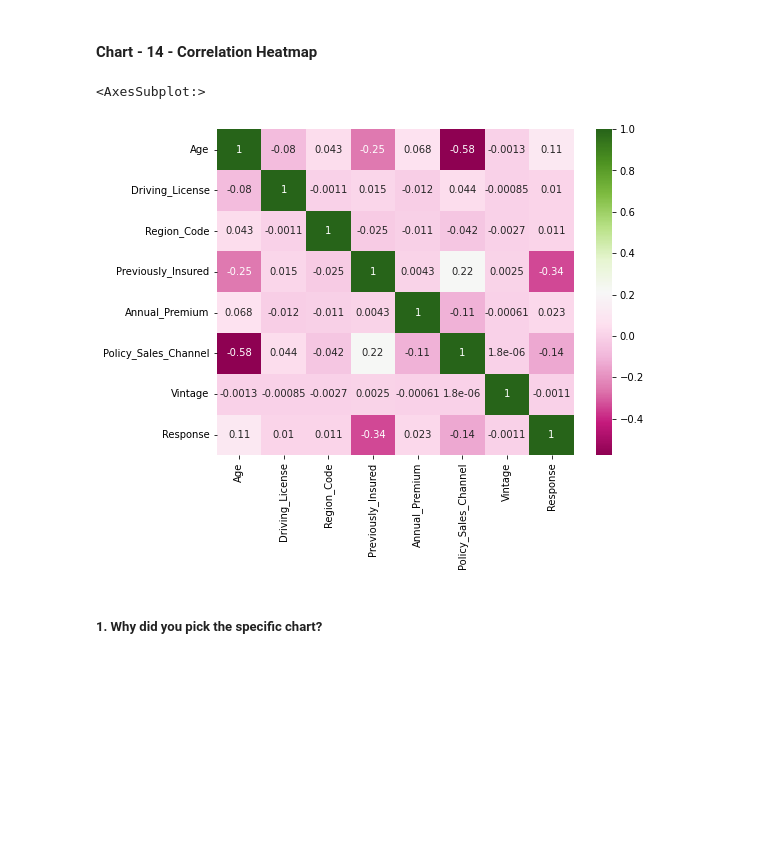
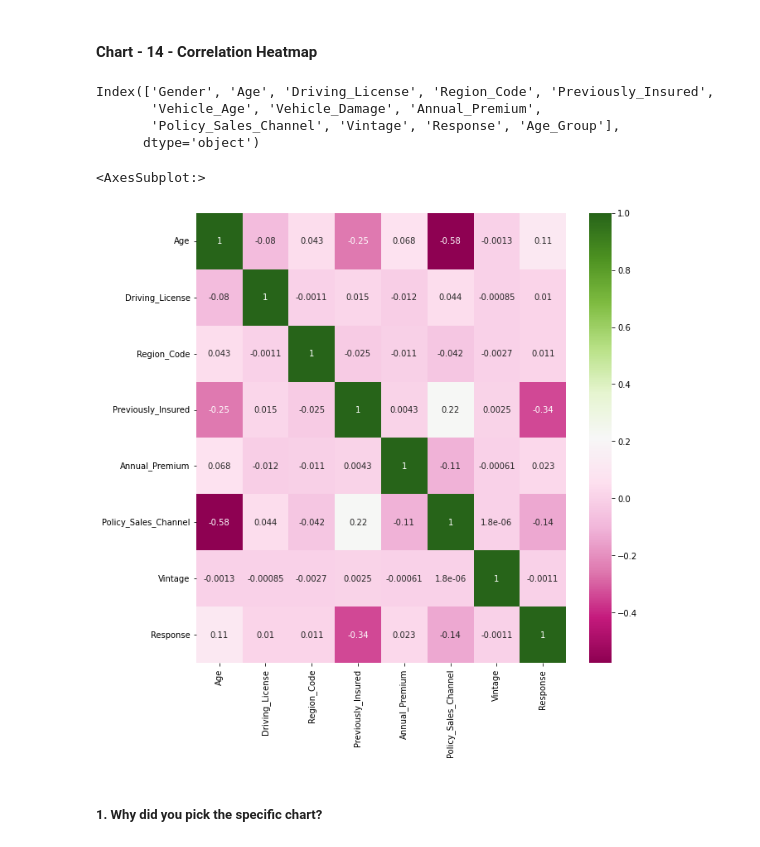
Before and after one commit to Asif-Ansari-bbl/HEALTH-INSURENCE-CROSS-SELL-PREDICTION, a Jupyter notebook: HEALTH_INSURANCE_GROSS_SELL_PREDICTION.ipynb, the cells around one changed output. Saved outputs shown, nothing was run; the diff lists cells and outputs as text; code cells hidden in the pictures; blank space fills up the shorter version.

```diff
--- a/HEALTH_INSURANCE_GROSS_SELL_PREDICTION.ipynb
+++ b/HEALTH_INSURANCE_GROSS_SELL_PREDICTION.ipynb
@@ -860,11 +835,18 @@ Index(['id', 'Gender', 'Age', 'Driving_License', 'Region_Code',
+# %%
+dataset.columns
+# %% [output]
+Index(['Gender', 'Age', 'Driving_License', 'Region_Code', 'Previously_Insured',
+       'Vehicle_Age', 'Vehicle_Damage', 'Annual_Premium',
+       'Policy_Sales_Channel', 'Vintage', 'Response', 'Age_Group'],
+      dtype='object')
 # %%
 # Correlation Heatmap visualization code
 # Correlation Heatmap visualization code
-plt.figure(figsize=(8,6))
+plt.figure(figsize=(10,10))
 sns.heatmap(dataset.corr(), cmap ='PiYG', annot = True)
 # %% [output]
 <AxesSubplot:>
-[figure, old version]
+[figure, new version]
 # %% [markdown]
 ##### 1. Why did you pick the specific chart?
 # %% [markdown]
```
Also changed, not shown: parts of 25 cells of this notebook.
